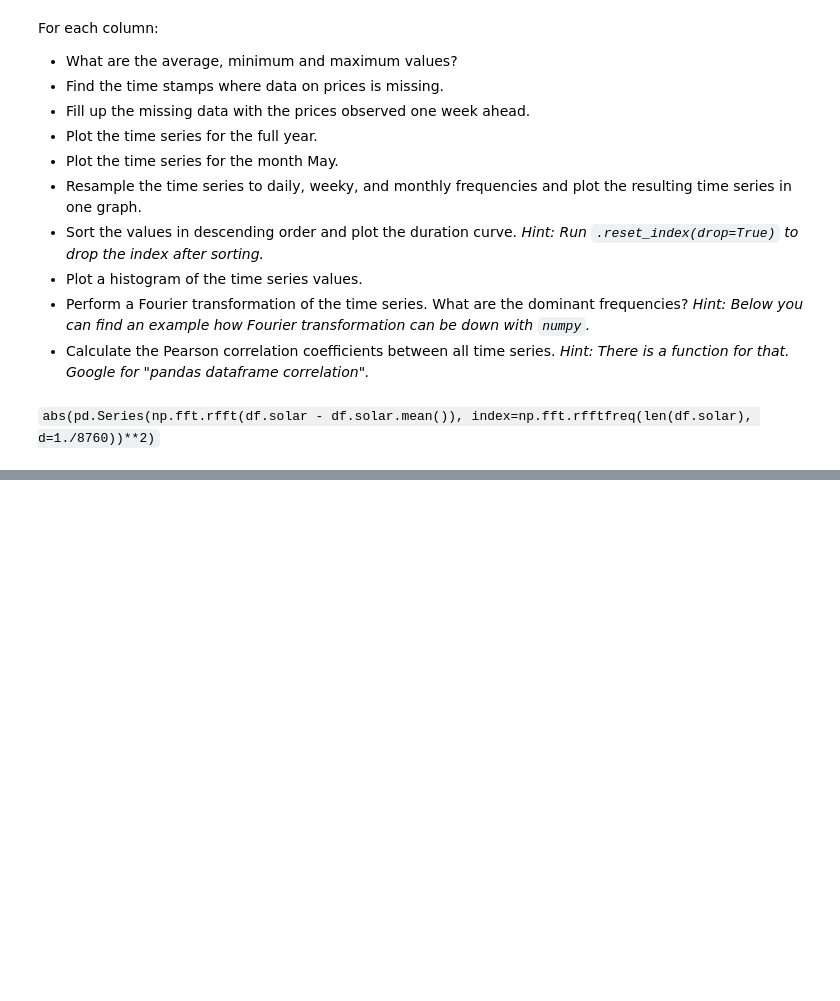
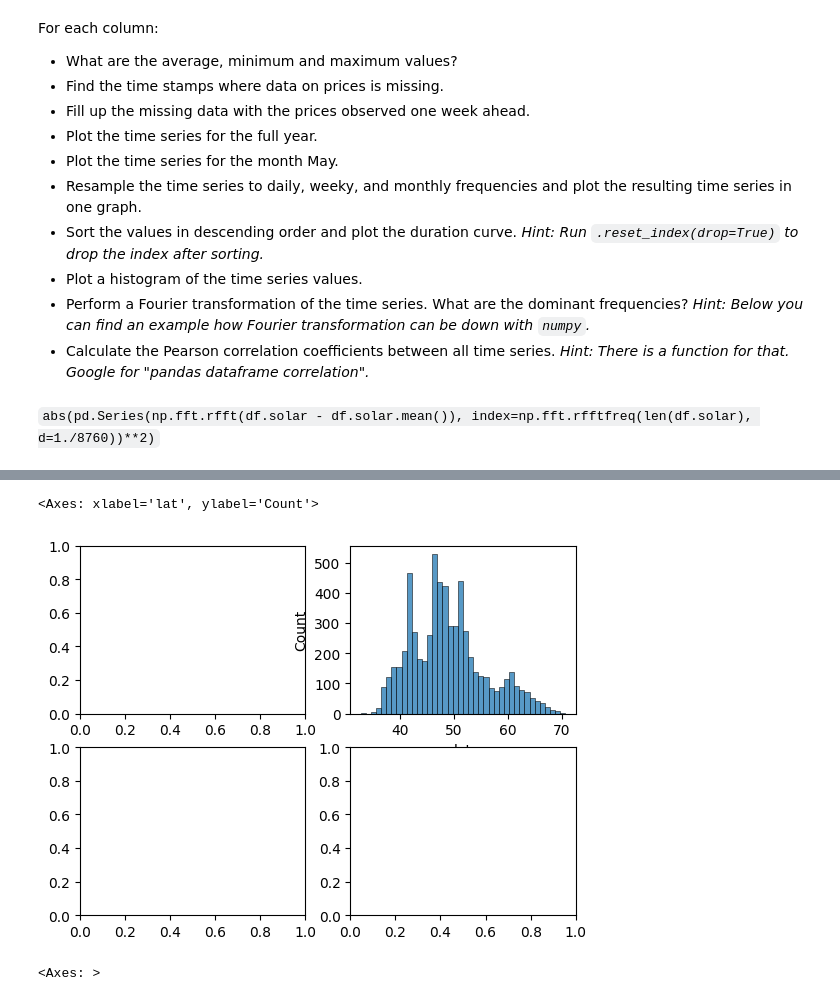
Before and after one commit to nicholas-abad/data-science-for-esm-private, a Jupyter notebook: data-science-for-esm/03-workshop-pandas.ipynb, the cells around one changed output, grey strips where cells are left out. Drawn from its saved outputs; the diff is of its cells as text; code cells hidden in the pictures; blank space fills up the shorter version.

```diff
--- a/data-science-for-esm/03-workshop-pandas.ipynb
+++ b/data-science-for-esm/03-workshop-pandas.ipynb
@@ -1110,0 +1719,12 @@ For each column:
+# %%
+fig, ax = plt.subplots(ncols=2, nrows=2)
+
+sns.histplot(data=df, x="lat", ax=ax[0, 1])
+#
+# %% [output]
+<Axes: xlabel='lat', ylabel='Count'>
+[figure, added]
+# %%
+ax[1]
+# %% [output]
+<Axes: >
```
Also changed, not shown: parts of 61 cells of this notebook.
